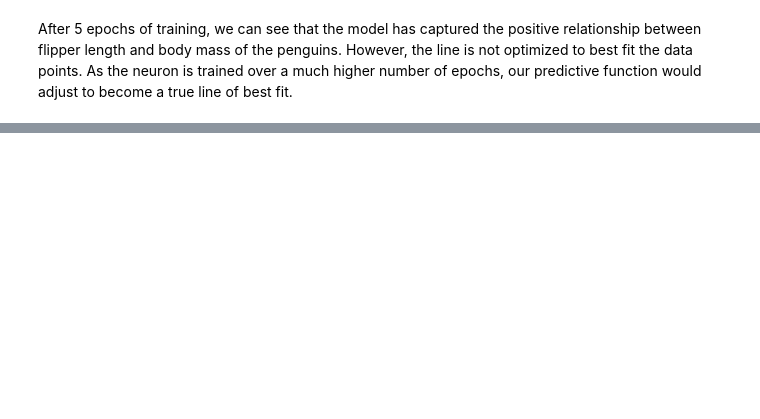
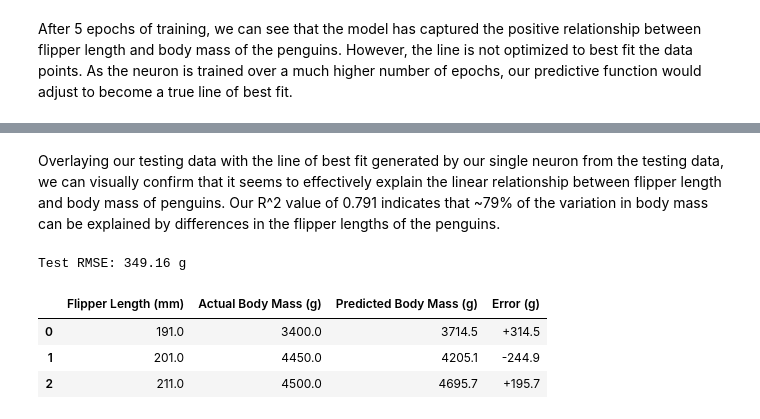
Before and after one commit to jonathanwoo17/INDE-577-F25, a Jupyter notebook: notebooks/2_linear_regression_demo.ipynb, the cells around one changed output, grey strips where cells are left out. Cells and saved outputs as stored; diff of their text form; code cells hidden in the pictures; blank space fills up the shorter version.

```diff
--- a/notebooks/2_linear_regression_demo.ipynb
+++ b/notebooks/2_linear_regression_demo.ipynb
@@ -211,0 +342,36 @@ MSE by epoch: [3630929.1   538193.2   203266.36  167118.71  163258.02]
+# %% [markdown]
+Overlaying our testing data with the line of best fit generated by our single neuron from the testing data, we can visually confirm that it seems to effectively explain the linear relationship between flipper length and body mass of penguins. Our R^2 value of 0.791 indicates that ~79% of the variation in body mass can be explained by differences in the flipper lengths of the penguins.
+# %%
+# Predict on test set
+y_pred_test = model.predict(X_test)
+
+# Compute RMSE
+rmse = np.sqrt(np.mean((y_pred_test - y_test) ** 2))
+print(f"Test RMSE: {rmse:.2f} g")
+
+# Create DataFrame for comparison
+comparison_df = pd.DataFrame({
+    "Flipper Length (mm)": test_df["flipper_length_mm"].values,
+    "Actual Body Mass (g)": y_test,
+    "Predicted Body Mass (g)": y_pred_test
+})
+
+# Compute error per row
+comparison_df["Error (g)"] = (comparison_df["Predicted Body Mass (g)"] - comparison_df["Actual Body Mass (g)"]).round(1)
+
+# Show 3 random samples for display
+sample = comparison_df.sample(3, random_state=12).reset_index(drop=True)
+
+# Format neatly
+display(sample.style.format({
+    "Flipper Length (mm)": "{:.1f}",
+    "Actual Body Mass (g)": "{:.1f}",
+    "Predicted Body Mass (g)": "{:.1f}",
+    "Error (g)": "{:+.1f}"
+}))
+# %% [output]
+Test RMSE: 349.16 g
+|  | Flipper Length (mm) | Actual Body Mass (g) | Predicted Body Mass (g) | Error (g) |
+| 0 | 191.0 | 3400.0 | 3714.5 | +314.5 |
+| 1 | 201.0 | 4450.0 | 4205.1 | -244.9 |
+| 2 | 211.0 | 4500.0 | 4695.7 | +195.7 |
```
Also changed, not shown: parts of 11 cells of this notebook.
